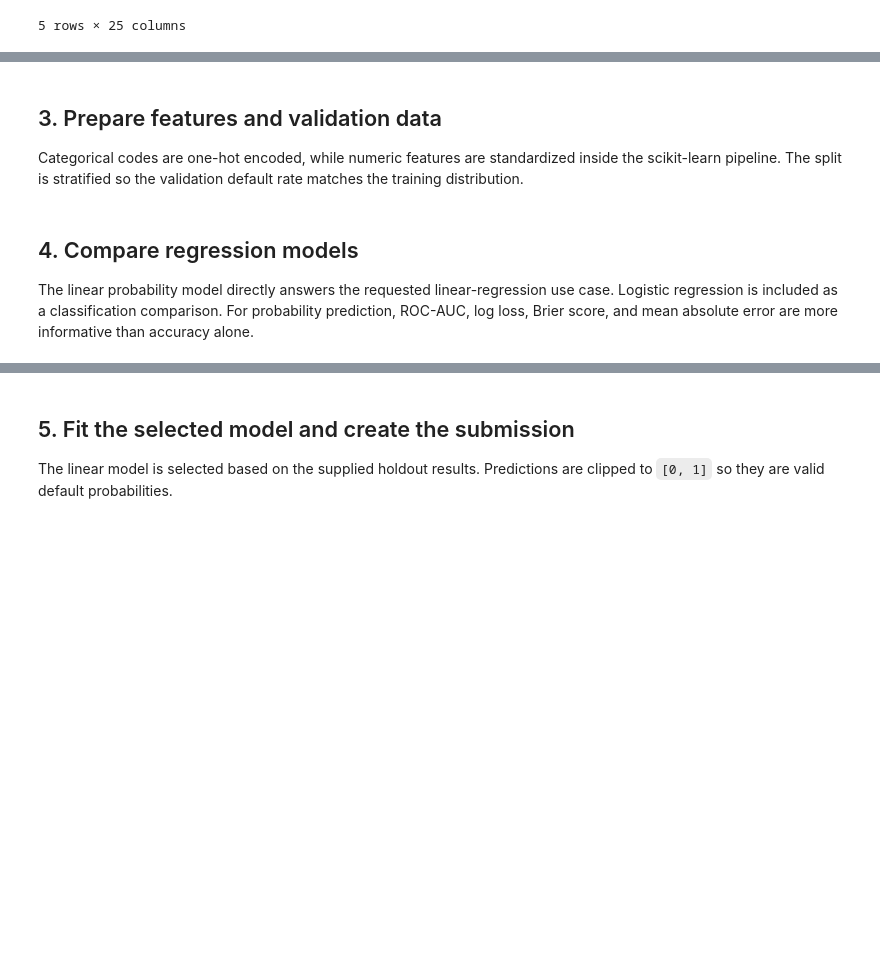
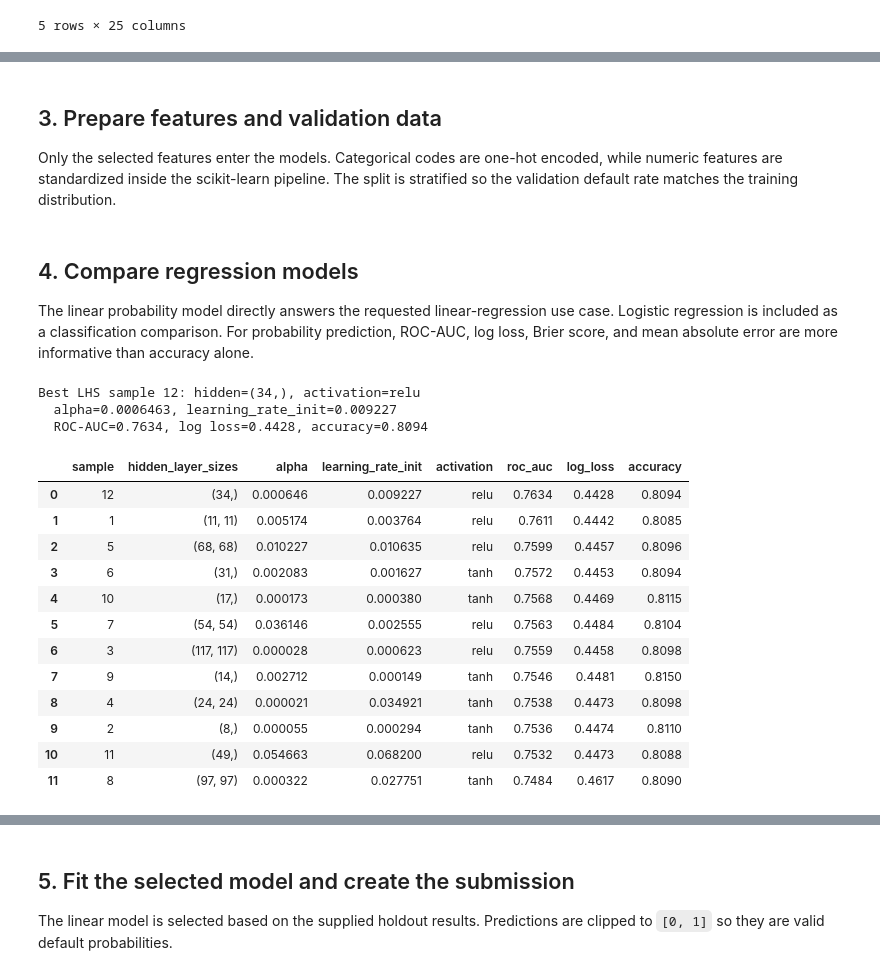
Before and after one commit to vuquangduypct/datathon-s2-2026-credit-card-clients, a Jupyter notebook: credit_default_analysis.ipynb, the cells around one changed output, grey strips where cells are left out. Saved outputs shown, nothing was run; the diff lists cells and outputs as text; code cells hidden in the pictures; blank space fills up the shorter version.

```diff
--- a/credit_default_analysis.ipynb
+++ b/credit_default_analysis.ipynb
@@ -66,12 +294,12 @@ status_summary
 # %% [markdown]
 ## 3. Prepare features and validation data
 
-Categorical codes are one-hot encoded, while numeric features are standardized inside the scikit-learn pipeline. The split is stratified so the validation default rate matches the training distribution.
+Only the selected features enter the models. Categorical codes are one-hot encoded, while numeric features are standardized inside the scikit-learn pipeline. The split is stratified so the validation default rate matches the training distribution.
 # %%
 target = 'default'
 id_column = 'client_id'
-categorical_columns = ['SEX', 'EDUCATION', 'MARRIAGE'] + [f'PAY_{period}' for period in [0, 2, 3, 4, 5, 6]]
-feature_columns = [column for column in train.columns if column not in {target, id_column}]
+categorical_columns = selected_categorical
+feature_columns = selected_features
 x = train[feature_columns]
 y = train[target]
 x_train, x_valid, y_train, y_valid = train_test_split(x, y, test_size=0.2, random_state=42, stratify=y)
@@ -81,13 +309,78 @@ def make_pipeline(model):
     numeric = [column for column in feature_columns if column not in categorical]
     transformer = ColumnTransformer([
         ('numeric', StandardScaler(), numeric),
-        ('categorical', OneHotEncoder(handle_unknown='ignore'), categorical),
+        ('categorical', OneHotEncoder(handle_unknown='ignore', sparse_output=False), categorical),
     ])
     return Pipeline([('preprocess', transformer), ('model', model)])
 # %% [markdown]
 ## 4. Compare regression models
 
 The linear probability model directly answers the requested linear-regression use case. Logistic regression is included as a classification comparison. For probability prediction, ROC-AUC, log loss, Brier score, and mean absolute error are more informative than accuracy alone.
+# %%
+N_LHS_SAMPLES = 12
+lhs_draws = LatinHypercube(d=5, seed=42).random(n=N_LHS_SAMPLES)
+activations = ['relu', 'tanh']
+lhs_rows = []
+
+for sample_id, draw in enumerate(lhs_draws, start=1):
+    hidden_size = int(round(2 ** (3 + draw[0] * 4)))
+    n_layers = 1 + int(draw[1] < 0.5)
+    hidden_layer_sizes = tuple([hidden_size] * n_layers)
+    alpha = 10 ** (-5 + draw[2] * 4)
+    learning_rate_init = 10 ** (-4 + draw[3] * 3)
+    activation = activations[int(draw[4] < 0.5)]
+    candidate = make_pipeline(MLPClassifier(
+        hidden_layer_sizes=hidden_layer_sizes,
+        alpha=alpha,
+        learning_rate_init=learning_rate_init,
+        activation=activation,
+        solver='adam',
+        max_iter=300,
+        early_stopping=True,
+        validation_fraction=0.1,
+        n_iter_no_change=10,
+        random_state=42,
+    ))
+    preprocess = candidate.named_steps['preprocess']
+    preprocess.set_params(categorical__sparse_output=False)
+    candidate.fit(x_train, y_train)
+    probabilities = candidate.predict_proba(x_valid)[:, 1]
+    lhs_rows.append({
+        'sample': sample_id,
+        'hidden_layer_sizes': hidden_layer_sizes,
+        'alpha': alpha,
+        'learning_rate_init': learning_rate_init,
+        'activation': activation,
+        'roc_auc': roc_auc_score(y_valid, probabilities),
+        'log_loss': log_loss(y_valid, probabilities, labels=[0, 1]),
+        'accuracy': accuracy_score(y_valid, (probabilities >= 0.5).astype(int)),
+        'model': candidate,
+    })
+
+lhs_results = pd.DataFrame(lhs_rows).sort_values('roc_auc', ascending=False).reset_index(drop=True)
+best_lhs = lhs_results.iloc[0]
+neural_net_model = best_lhs['model']
+print(f'Best LHS sample {int(best_lhs["sample"])}: hidden={best_lhs["hidden_layer_sizes"]}, activation={best_lhs["activation"]}')
+print(f'  alpha={best_lhs["alpha"]:.4g}, learning_rate_init={best_lhs["learning_rate_init"]:.4g}')
+print(f'  ROC-AUC={best_lhs["roc_auc"]:.4f}, log loss={best_lhs["log_loss"]:.4f}, accuracy={best_lhs["accuracy"]:.4f}')
+lhs_results.drop(columns='model').round({'alpha': 6, 'learning_rate_init': 6, 'roc_auc': 4, 'log_loss': 4, 'accuracy': 4})
+# %% [output]
+Best LHS sample 12: hidden=(34,), activation=relu
+  alpha=0.0006463, learning_rate_init=0.009227
+  ROC-AUC=0.7634, log loss=0.4428, accuracy=0.8094
+|  | sample | hidden_layer_sizes | alpha | learning_rate_init | activation | roc_auc | log_loss | accuracy |
+| 0 | 12 | (34,) | 0.000646 | 0.009227 | relu | 0.7634 | 0.4428 | 0.8094 |
+| 1 | 1 | (11, 11) | 0.005174 | 0.003764 | relu | 0.7611 | 0.4442 | 0.8085 |
+| 2 | 5 | (68, 68) | 0.010227 | 0.010635 | relu | 0.7599 | 0.4457 | 0.8096 |
+| 3 | 6 | (31,) | 0.002083 | 0.001627 | tanh | 0.7572 | 0.4453 | 0.8094 |
+| 4 | 10 | (17,) | 0.000173 | 0.000380 | tanh | 0.7568 | 0.4469 | 0.8115 |
+| 5 | 7 | (54, 54) | 0.036146 | 0.002555 | relu | 0.7563 | 0.4484 | 0.8104 |
+| 6 | 3 | (117, 117) | 0.000028 | 0.000623 | relu | 0.7559 | 0.4458 | 0.8098 |
+| 7 | 9 | (14,) | 0.002712 | 0.000149 | tanh | 0.7546 | 0.4481 | 0.8150 |
+| 8 | 4 | (24, 24) | 0.000021 | 0.034921 | tanh | 0.7538 | 0.4473 | 0.8098 |
+| 9 | 2 | (8,) | 0.000055 | 0.000294 | tanh | 0.7536 | 0.4474 | 0.8110 |
+| 10 | 11 | (49,) | 0.054663 | 0.068200 | relu | 0.7532 | 0.4473 | 0.8088 |
+| 11 | 8 | (97, 97) | 0.000322 | 0.027751 | tanh | 0.7484 | 0.4617 | 0.8090 |
 # %%
 def evaluate_model(name, model):
     model.fit(x_train, y_train)
```
Also changed, not shown: parts of 15 cells of this notebook, 3 other files.
